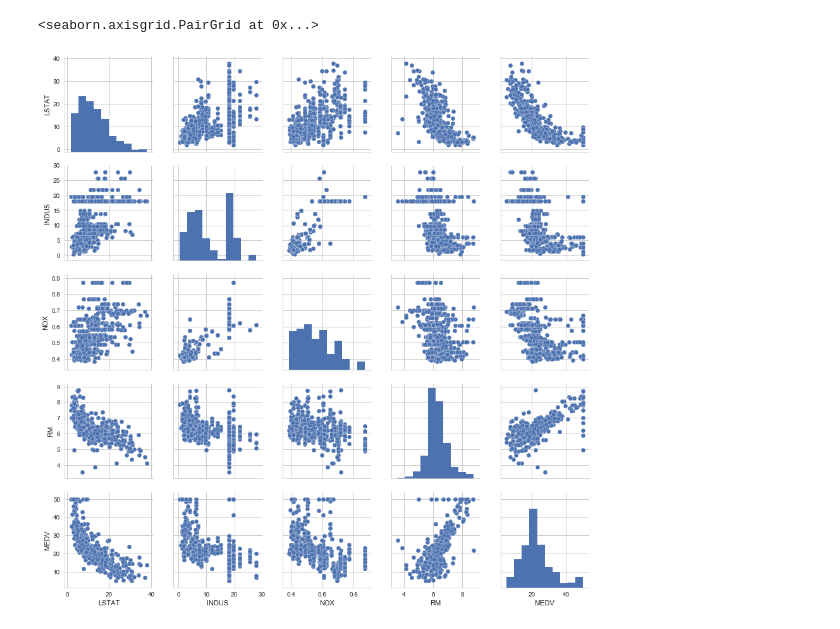
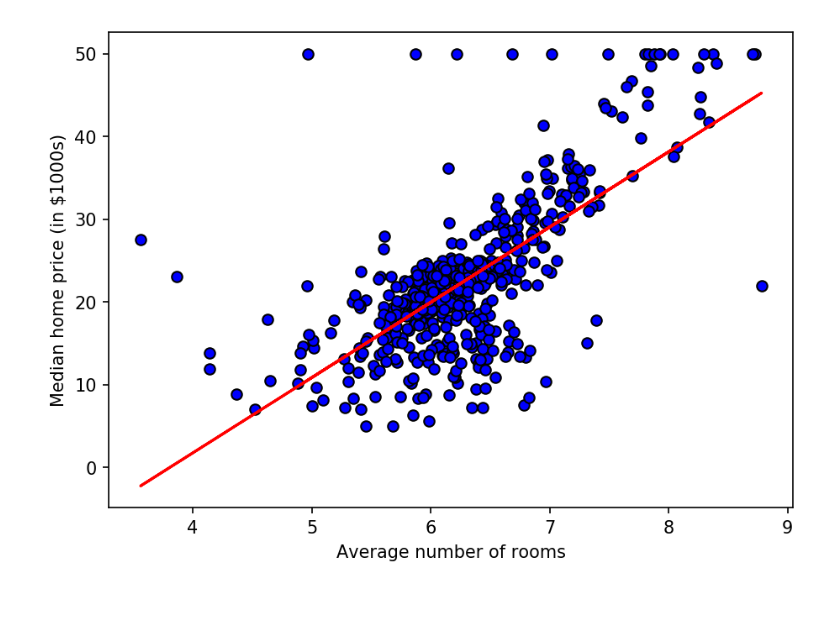
Before and after one commit to bhlmn/ds, a Jupyter notebook: docs/ml/prediction/linear_regression.ipynb, the cells around one changed output. Drawn from its saved outputs; the diff is of its cells as text; code cells hidden in the pictures; blank space fills up the shorter version.

```diff
--- a/docs/ml/prediction/linear_regression.ipynb
+++ b/docs/ml/prediction/linear_regression.ipynb
@@ -23,8 +16,27 @@ df = pd.read_csv(data_url, header=None, sep='\s+', names=colnames)
-# %%
-# Exploratory data analysis
-sns.set(style='whitegrid', context='notebook')
-cols = ['LSTAT', 'INDUS', 'NOX', 'RM', 'MEDV']
-sns.pairplot(df[cols], size=2.5)
-# %% [output]
-<seaborn.axisgrid.PairGrid at 0x...>
-[figure, removed]
+# %%
+from sklearn.linear_model import LinearRegression
+x = df[['RM']].values
+y = df['MEDV'].values
+lm = LinearRegression()
+lm.fit(x, y)
+
+def lm_plot(x, y, model, xlab=None, ylab=None, main=None, size=(7,5), res=100):
+    plt.figure(figsize=size, dpi=res, facecolor='white', edgecolor='k')
+    plt.scatter(x, y, c='blue', edgecolors=(0, 0, 0))
+    plt.plot(x, model.predict(x), color='red')
+
+    # if we have axis labels
+    if xlab != None:
+        plt.xlabel(xlab)
+    if ylab != None:
+        plt.ylabel(ylab)
+    if main != None:
+        plt.title(main)
+    plt.show()
+    return None
+
+lm_plot(x, y, lm, xlab='Average number of rooms', ylab='Median home price (in $1000s)', res=150)
+
+# TODO from here ... make this plot look prettier!
+# %% [output]
+[figure, added]
```
Also changed, not shown: parts of 2 cells of this notebook, 1 other file.
